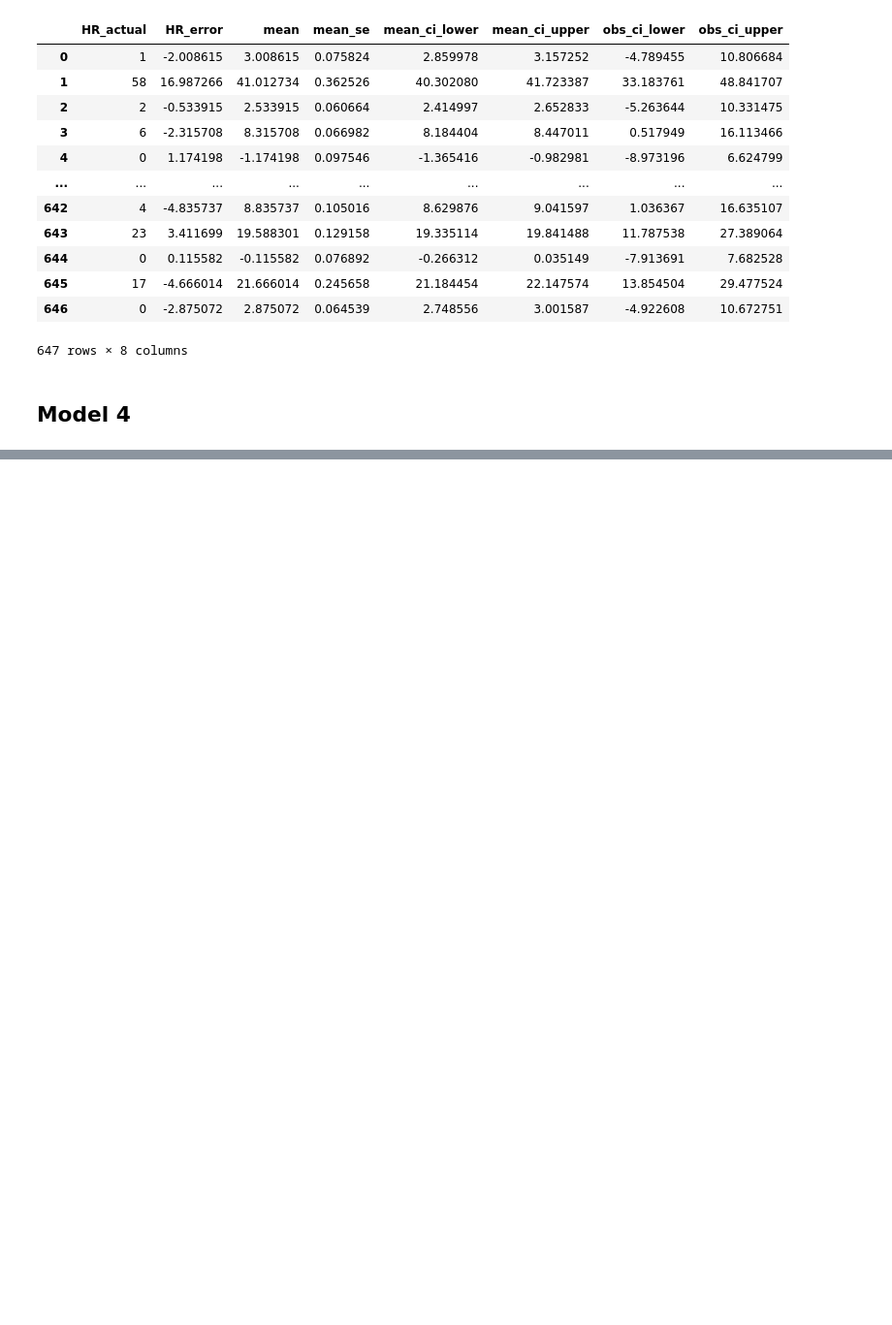
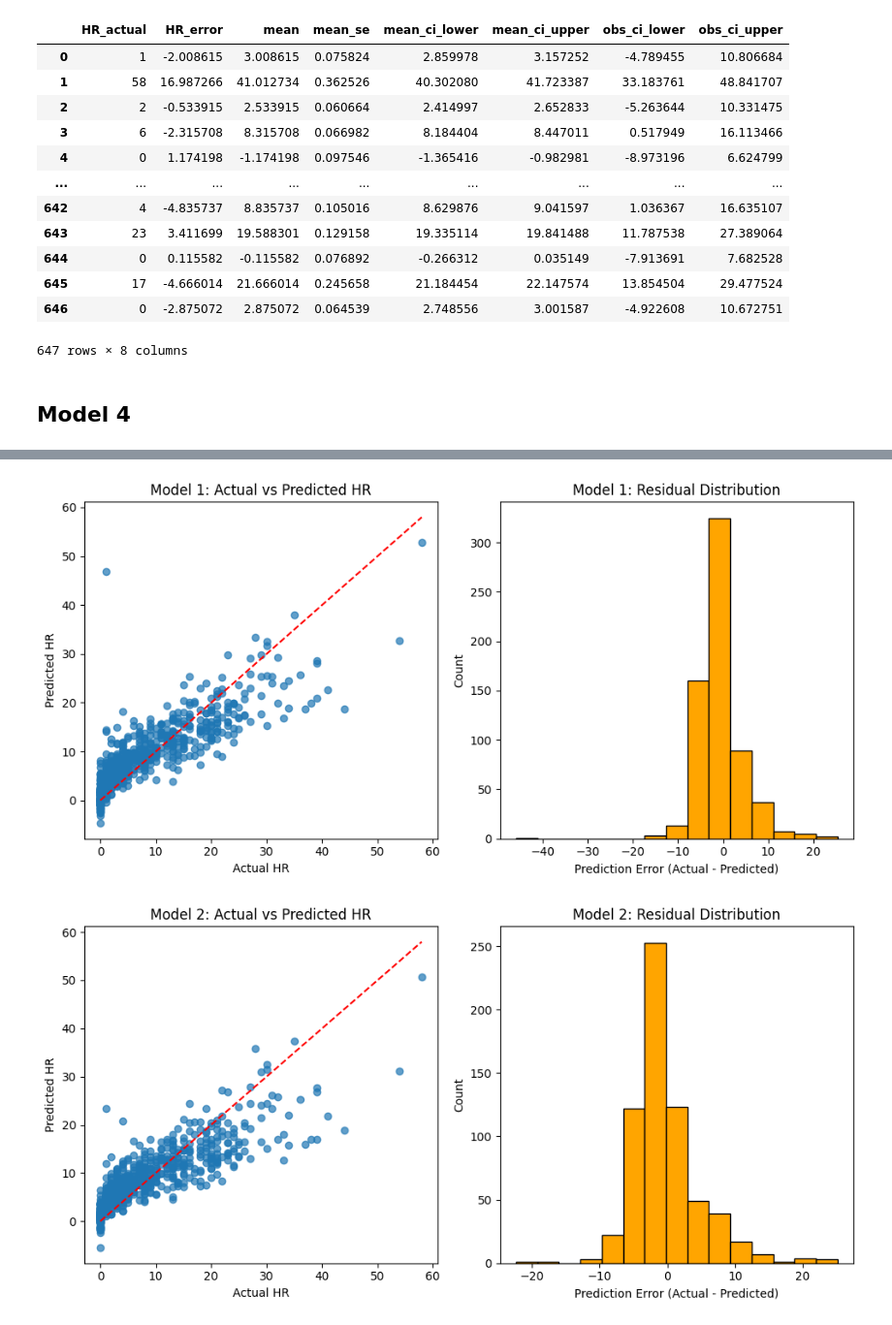
Before and after one commit to N-Janick/BE2100_HR_predictions_ML_project, a Jupyter notebook: notebooks/modeling/linear_regression_model_training_comparison.ipynb, the cells around one changed output, grey strips where cells are left out. Shown: that part at 97% size. Saved outputs shown, nothing was run; the diff lists cells and outputs as text; code cells hidden in the pictures; blank space fills up the shorter version.

```diff
--- a/notebooks/modeling/linear_regression_model_training_comparison.ipynb
+++ b/notebooks/modeling/linear_regression_model_training_comparison.ipynb
@@ -262,0 +379,11 @@ pred_summary_3
+# %%
+# getting predictions from test data.
+pred_results_5 = sm_model_5.get_prediction(X_test_5)
+
+# creating dataframe of results summary from the predictions and adding in actual homeruns
+pred_summary_5 = pred_results_5.summary_frame(alpha=0.05)
+pred_summary_5.insert(0, 'HR_actual', y_test_5.values)
+# adding Home run error
+pred_summary_5.insert(1, 'HR_error', pred_summary_5['HR_actual'] - pred_summary_5['mean'])
+
+pred_summary_5
@@ -262,0 +404,32 @@ pred_summary_3
+# %%
+def plot_model_predictions(summary_df, model_num):
+    plt.figure(figsize=(10, 5))
+
+    # Actual vs Predicted
+    plt.subplot(1, 2, 1)
+    plt.scatter(summary_df['HR_actual'], summary_df['mean'], alpha=0.7)
+    plt.plot([summary_df['HR_actual'].min(), summary_df['HR_actual'].max()],
+             [summary_df['HR_actual'].min(), summary_df['HR_actual'].max()],
+             color='red', linestyle='--')
+    plt.title(f'Model {model_num}: Actual vs Predicted HR')
+    plt.xlabel('Actual HR')
+    plt.ylabel('Predicted HR')
+
+    # Residuals
+    plt.subplot(1, 2, 2)
+    plt.hist(summary_df['HR_error'], bins=15, color='orange', edgecolor='black')
+    plt.title(f'Model {model_num}: Residual Distribution')
+    plt.xlabel('Prediction Error (Actual - Predicted)')
+    plt.ylabel('Count')
+
+    plt.tight_layout()
+    plt.show()
+# %%
+plot_model_predictions(pred_summary_1, 1)
+plot_model_predictions(pred_summary_2, 2)
+plot_model_predictions(pred_summary_3, 3)
+plot_model_predictions(pred_summary_4, 4)
+plot_model_predictions(pred_summary_5, 5)
+# %% [output]
+[figure, added]
+[figure, added]
```
Also changed, not shown: parts of 12 cells of this notebook, 4 other files.
